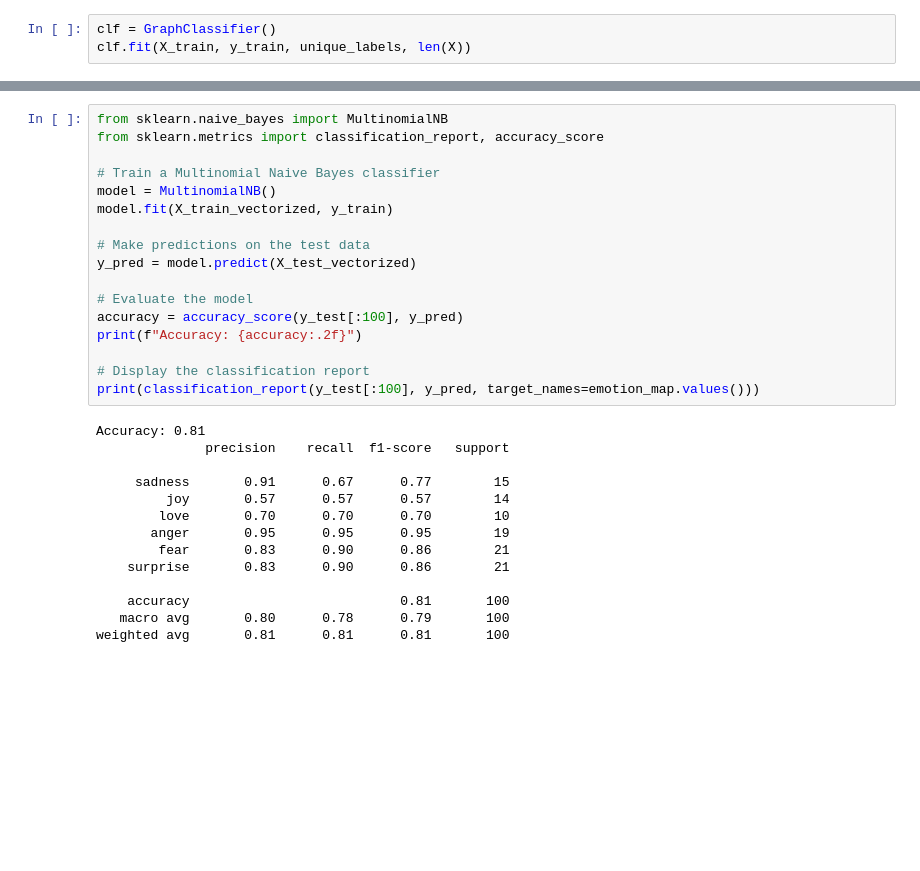
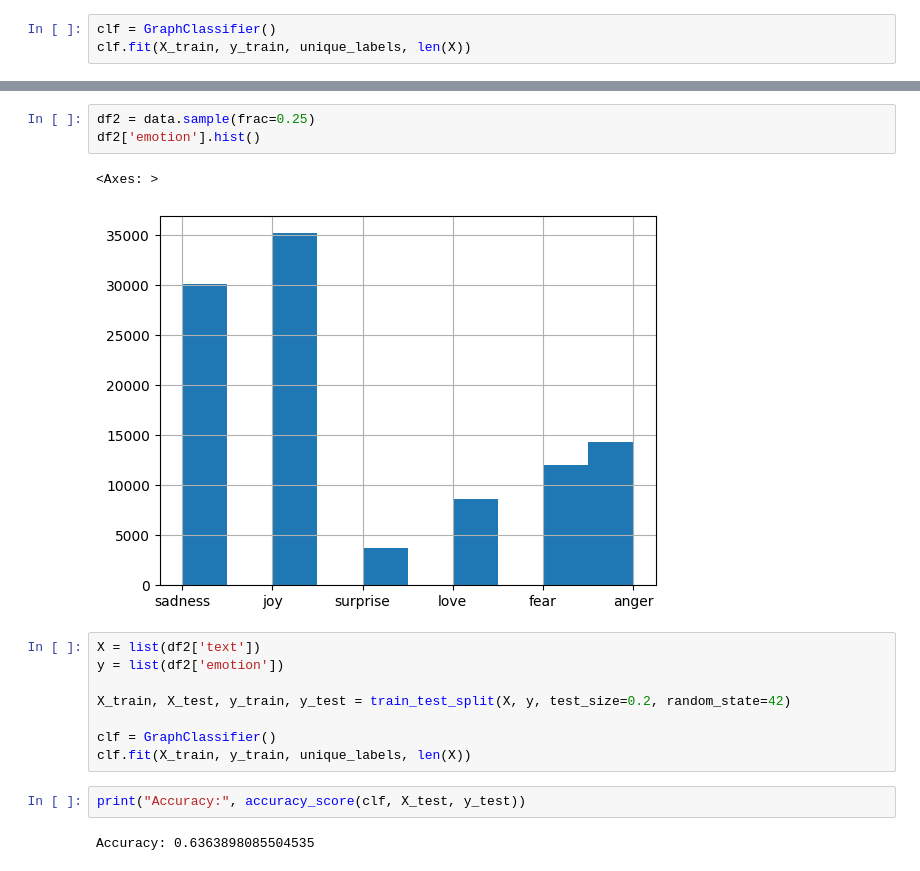
Before and after one commit to RandomFolder/Knowledge_graph_classification, a Jupyter notebook: KG.ipynb, the cells around one changed output, grey strips where cells are left out. Cells and saved outputs as stored; diff of their text form; blank space fills up the shorter version.

```diff
--- a/KG.ipynb
+++ b/KG.ipynb
@@ -460,31 +262,18 @@ array(['able', 'about', 'accept', 'acceptable', 'accepted', 'actually',
-# %%
-from sklearn.naive_bayes import MultinomialNB
-from sklearn.metrics import classification_report, accuracy_score
-
-# Train a Multinomial Naive Bayes classifier
-model = MultinomialNB()
-model.fit(X_train_vectorized, y_train)
-
-# Make predictions on the test data
-y_pred = model.predict(X_test_vectorized)
-
-# Evaluate the model
-accuracy = accuracy_score(y_test[:100], y_pred)
-print(f"Accuracy: {accuracy:.2f}")
-
-# Display the classification report
-print(classification_report(y_test[:100], y_pred, target_names=emotion_map.values()))
-# %% [output]
-Accuracy: 0.81
-              precision    recall  f1-score   support
-
-     sadness       0.91      0.67      0.77        15
-         joy       0.57      0.57      0.57        14
-        love       0.70      0.70      0.70        10
-       anger       0.95      0.95      0.95        19
-        fear       0.83      0.90      0.86        21
-    surprise       0.83      0.90      0.86        21
-
-    accuracy                           0.81       100
-   macro avg       0.80      0.78      0.79       100
-weighted avg       0.81      0.81      0.81       100
+# %%
+df2 = data.sample(frac=0.25)
+df2['emotion'].hist()
+# %% [output]
+<Axes: >
+[figure, added]
+# %%
+X = list(df2['text'])
+y = list(df2['emotion'])
+
+X_train, X_test, y_train, y_test = train_test_split(X, y, test_size=0.2, random_state=42)
+
+clf = GraphClassifier()
+clf.fit(X_train, y_train, unique_labels, len(X))
+# %%
+print("Accuracy:", accuracy_score(clf, X_test, y_test))
+# %% [output]
+Accuracy: 0.6363898085504535
```
Also changed, not shown: parts of 27 cells of this notebook, 1 other file.
